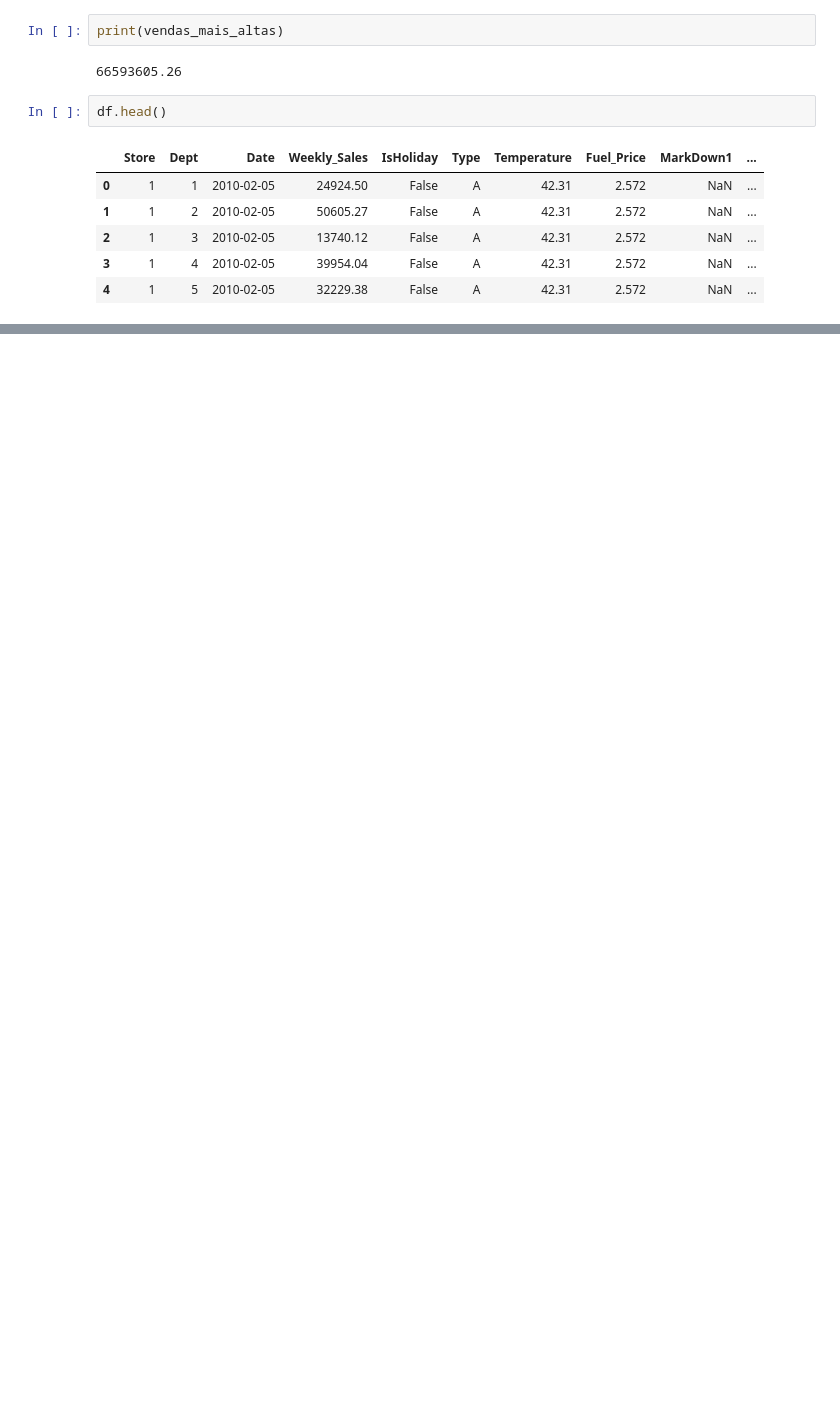
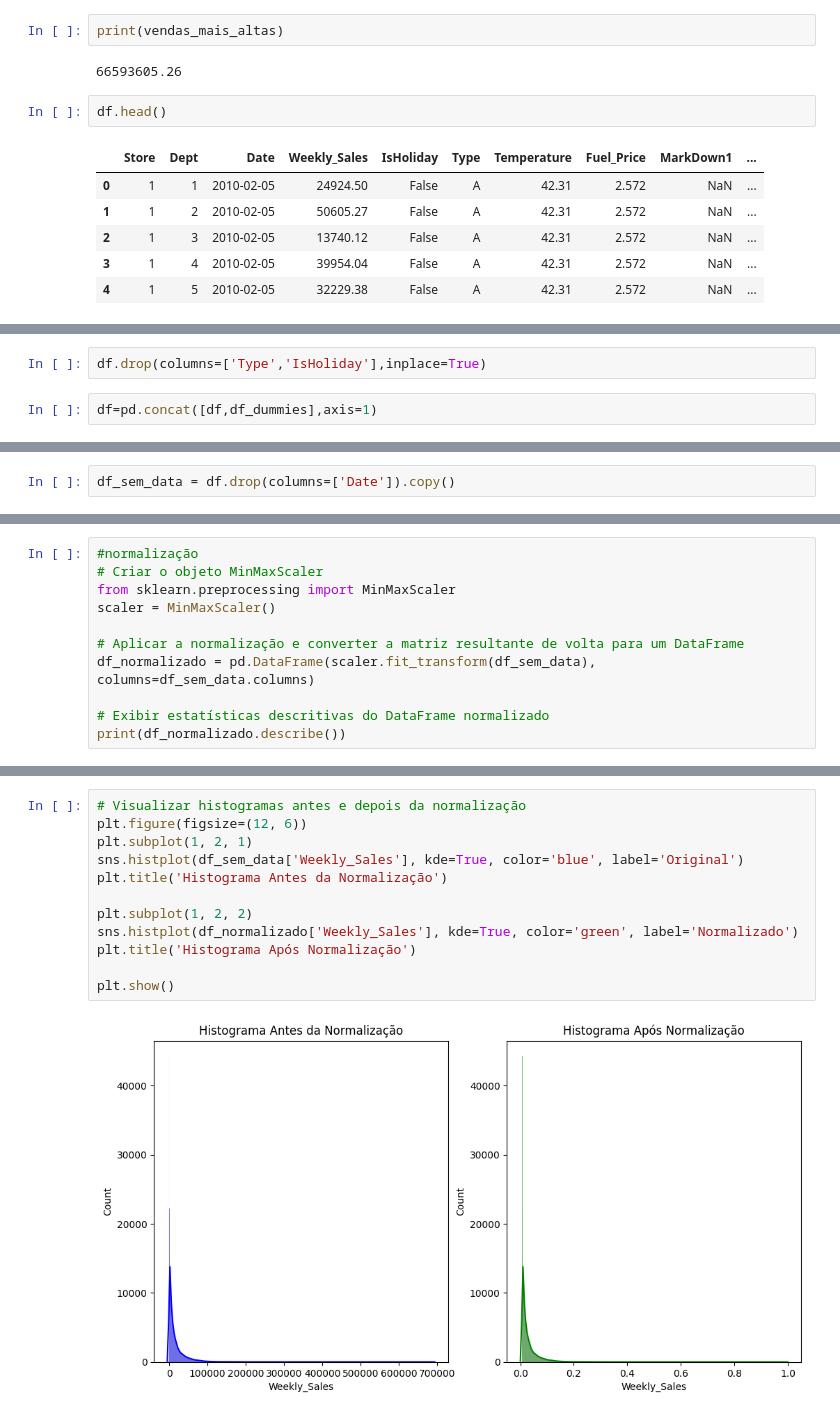
Before and after one commit to nataliaartilha/Case-IA, a Jupyter notebook: case_ia.ipynb, the cells around one changed output, grey strips where cells are left out. Cells and saved outputs as stored; diff of their text form; blank space fills up the shorter version.

```diff
--- a/case_ia.ipynb
+++ b/case_ia.ipynb
@@ -269,0 +301,4 @@ df.head()
+# %%
+df.drop(columns=['Type','IsHoliday'],inplace=True)
+# %%
+df=pd.concat([df,df_dummies],axis=1)
@@ -269,0 +314,2 @@ df.head()
+# %%
+df_sem_data = df.drop(columns=['Date']).copy()
@@ -269,0 +359,11 @@ df.head()
+# %%
+#normalização
+# Criar o objeto MinMaxScaler
+from sklearn.preprocessing import MinMaxScaler
+scaler = MinMaxScaler()
+
+# Aplicar a normalização e converter a matriz resultante de volta para um DataFrame
+df_normalizado = pd.DataFrame(scaler.fit_transform(df_sem_data), columns=df_sem_data.columns)
+
+# Exibir estatísticas descritivas do DataFrame normalizado
+print(df_normalizado.describe())
@@ -269,0 +410,14 @@ df.head()
+# %%
+# Visualizar histogramas antes e depois da normalização
+plt.figure(figsize=(12, 6))
+plt.subplot(1, 2, 1)
+sns.histplot(df_sem_data['Weekly_Sales'], kde=True, color='blue', label='Original')
+plt.title('Histograma Antes da Normalização')
+
+plt.subplot(1, 2, 2)
+sns.histplot(df_normalizado['Weekly_Sales'], kde=True, color='green', label='Normalizado')
+plt.title('Histograma Após Normalização')
+
+plt.show()
+# %% [output]
+[figure, added]
```
Also changed, not shown: parts of 15 cells of this notebook.
